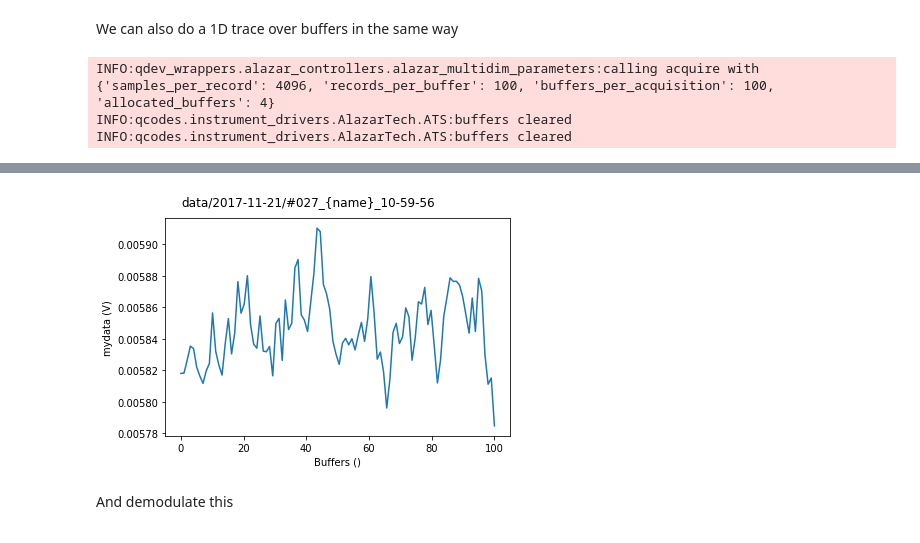
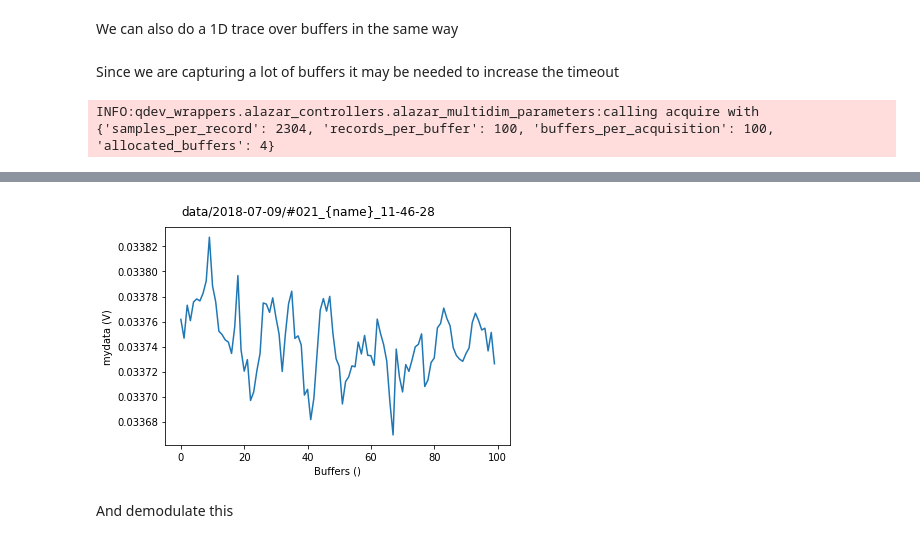
Before and after one commit to qdev-dk/qdev-wrappers, a Jupyter notebook: examples/Alazar/Qcodes example with Alazar ATS9360.ipynb, the cells around one changed output, grey strips where cells are left out. Cells and saved outputs as stored; diff of their text form; code cells hidden in the pictures.

```diff
--- a/examples/Alazar/Qcodes example with Alazar ATS9360.ipynb
+++ b/examples/Alazar/Qcodes example with Alazar ATS9360.ipynb
@@ -417,12 +392,13 @@ We can also do a 1D trace over buffers in the same way
 # %%
 chan3 = AlazarChannel(myctrl, 'myrecchan', demod=False, average_buffers=False)
 myctrl.channels.append(chan3)
+# %% [markdown]
+Since we are capturing a lot of buffers it may be needed to increase the timeout
 # %%
 chan3.num_averages(100)
 chan3.buffers_per_acquisition(100)
 chan3.alazar_channel('A')
-alazar.buffer_timeout._set(10000)
-alazar.buffer_timeout._set_updated()
+alazar.buffer_timeout.set(10000)
 chan3.prepare_channel()
 
 # Measure this
@@ -430,7 +406,5 @@ data3 = qc.Measure(chan3.data).run()
 qc.MatPlot(data3.my_controller_myrecchan_data)
 print(alazar.buffer_timeout())
 # %% [output]
-INFO:qdev_wrappers.alazar_controllers.alazar_multidim_parameters:calling acquire with {'samples_per_record': 4096, 'records_per_buffer': 100, 'buffers_per_acquisition': 100, 'allocated_buffers': 4}
-INFO:qcodes.instrument_drivers.AlazarTech.ATS:buffers cleared
-INFO:qcodes.instrument_drivers.AlazarTech.ATS:buffers cleared
+INFO:qdev_wrappers.alazar_controllers.alazar_multidim_parameters:calling acquire with {'samples_per_record': 2304, 'records_per_buffer': 100, 'buffers_per_acquisition': 100, 'allocated_buffers': 4}
 DataSet:
@@ -441,5 +415,5 @@ acquired at 2017-11-21 10:59:56
 10000
-[figure, old version]
+[figure, new version]
 # %% [markdown]
 And demodulate this
 # %%
```
Also changed, not shown: parts of 26 cells of this notebook.
